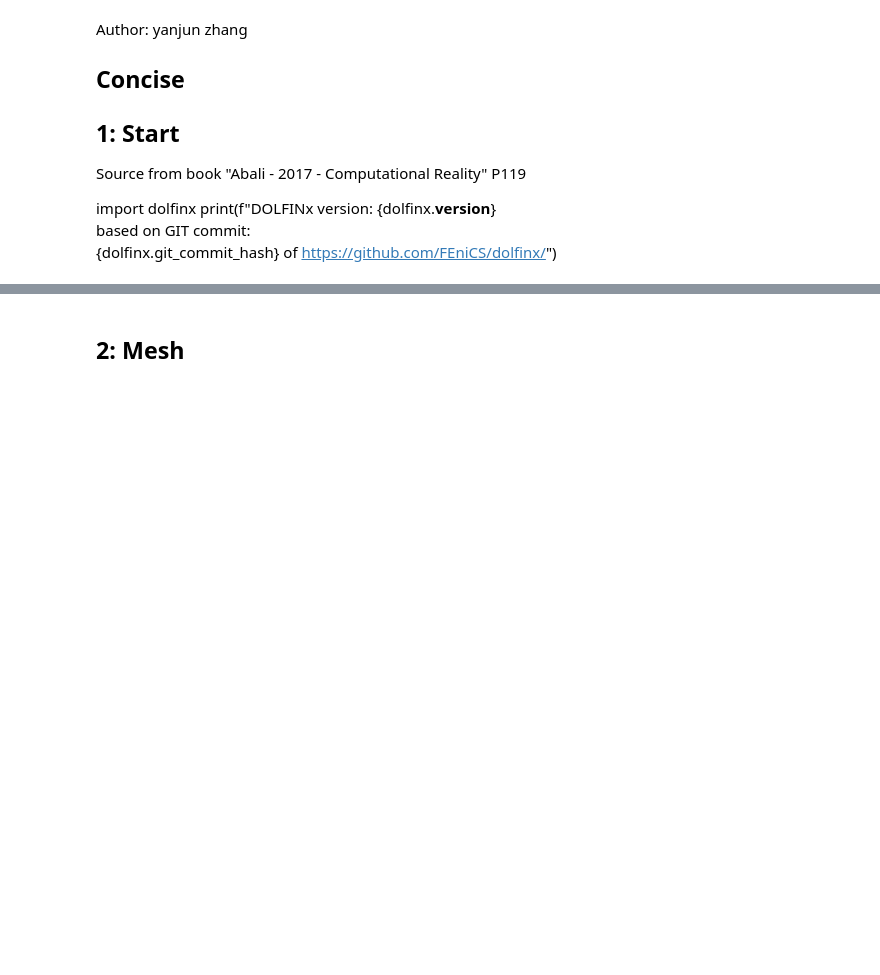
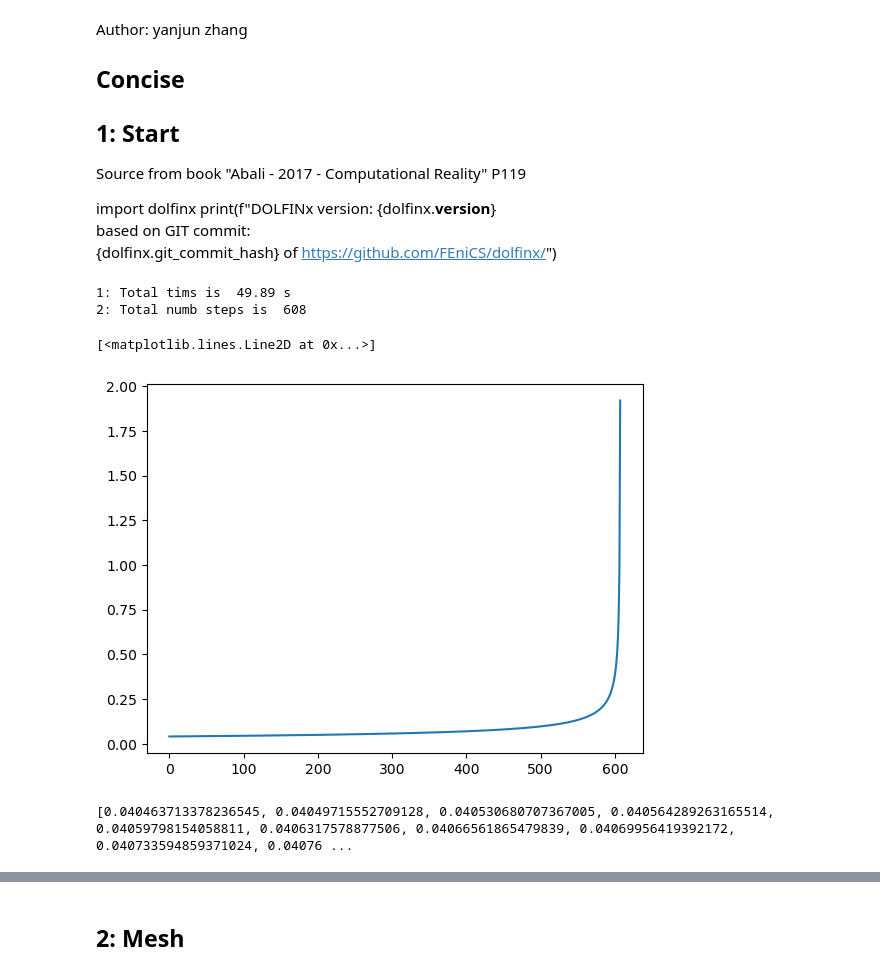
Before and after one commit to yanjun96/thermal_mechanics_fenicsx, a Jupyter notebook: therm/main_code_backward.ipynb, the cells around one changed output, grey strips where cells are left out. Cells and saved outputs as stored; diff of their text form; code cells hidden in the pictures; blank space fills up the shorter version.

Commit message:
add time step plot

```diff
--- a/therm/main_code_backward.ipynb
+++ b/therm/main_code_backward.ipynb
@@ -72,7 +72,7 @@ mesh_max = 20
 c_contact = 1
 
 # Each time step rotation angular, and acc during lag, 1 is full acc, 0 is no acc.
-angular_r = 2240
+angular_r = 224
 v_vehicle = 160
 c_acc = 1
 
@@ -120,31 +120,40 @@ def vehicle_initial(angular_r, v_vehicle, c_contact, c_acc):
         for i in range(num_steps):
             if i <= n_lag:
                 P.append( P_initial/ n_lag * (i ** (1)) )
             else:
                 P.append( P_initial)
     # S_or is the original brake pad rubbing area, 200 cm2.
     S_or = 200
     S_new = S_total/100 #mm2 to cm2
     # g is the heat source,unit is w/mm2
     g = []
     for i in range(num_steps):
         g.append ( mu * P[i] * v_angular[i] * r_disc * heat_distribution *2 /(t_u**2)  * (S_or/S_new) )
 
     #  h is the heat convection coefficient, unit is W/mm2 K
     h = 7.75e-5
     # radiation is the radiation heat coefficient, unit is W/mm2 K
     # stefan-Boltzmann constant theta = 5.67*10e-8 w/m2 k-4,   0.64 is the emmissivity
     radiation = 5.670*(10e-8)/(t_u**2)  * 0.64
 
     return dt,P,g,num_steps,h,radiation,v_angular,Ti,Tm,S_rub_circle,t,rho,c,k,t_brake,S_total
 
 # calling local functions to get all parameters
 (   dt,  P,    g,    num_steps,    h,    radiation,    v_angular,    Ti,    Tm,    S_rub_circle,    t,
     rho,    c,    k,    t_brake,    S_total,) = vehicle_initial (angular_r, v_vehicle, c_contact, c_acc)
 
 print("1: Total tims is ", round(sum(dt), 2), "s")
 print("2: Total numb steps is ", num_steps)
 
 
 
-plt.plot(P)
+plt.plot(dt)
+# %% [output]
+1: Total tims is  49.89 s
+2: Total numb steps is  608
+[<matplotlib.lines.Line2D at 0x...>]
+[figure, added]
+# %%
+print( len(dt)
+# %% [output]
+[0.040463713378236545, 0.04049715552709128, 0.040530680707367005, 0.040564289263165514, 0.04059798154058811, 0.0406317578877506, 0.04066561865479839, 0.04069956419392172, 0.040733594859371024, 0.04076 ...
```
Also changed, not shown: parts of 1 cell of this notebook.
